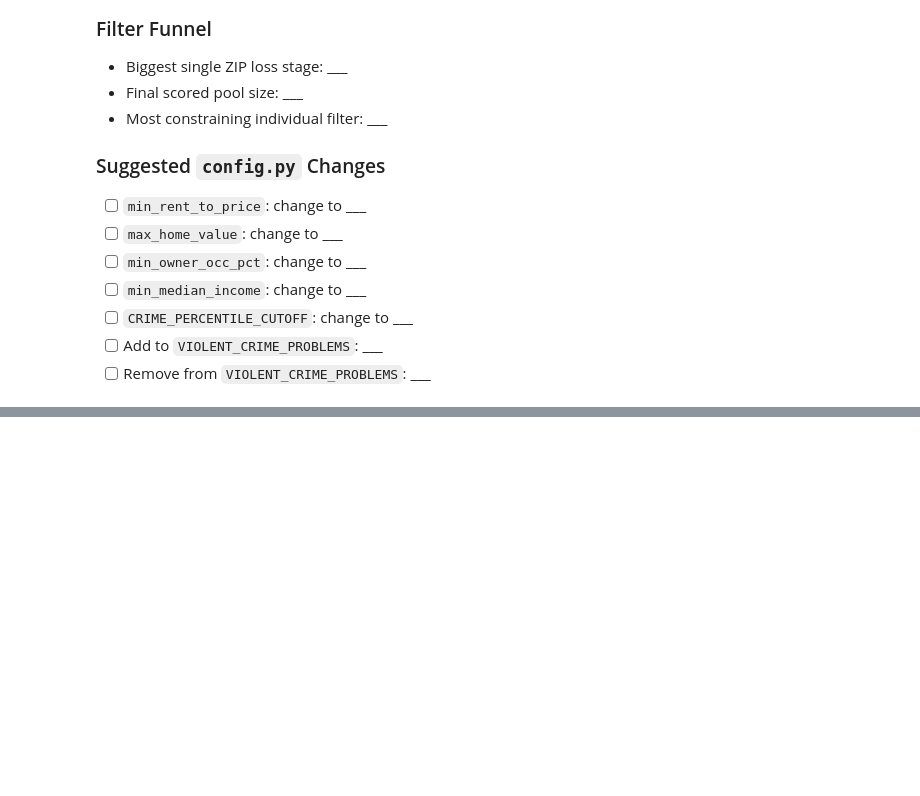
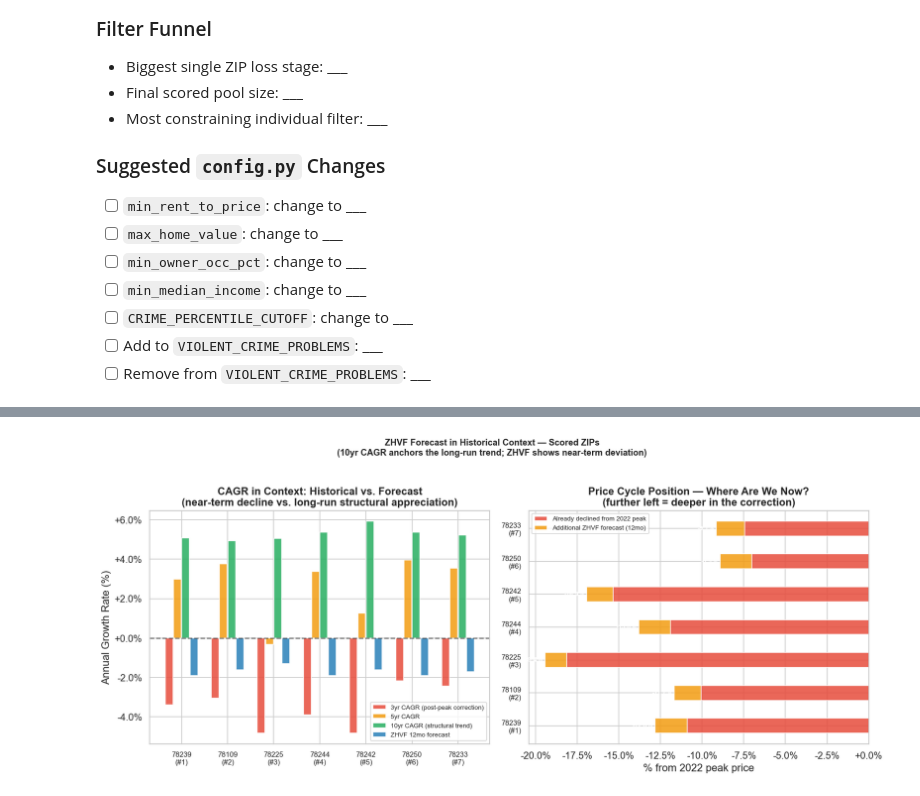
Before and after one commit to asndiallo/satx_house_hack_model, a Jupyter notebook: notebooks/01_eda.ipynb, the cells around one changed output, grey strips where cells are left out. Cells and saved outputs as stored; diff of their text form; code cells hidden in the pictures; blank space fills up the shorter version.

```diff
--- a/notebooks/01_eda.ipynb
+++ b/notebooks/01_eda.ipynb
@@ -47,6 +47,7 @@ plt.rcParams['figure.dpi'] = 120
 BAMC_COLOR = '#c0392b'
 PASS_COLOR = '#27ae60'
 FAIL_COLOR = '#e74c3c'
+NEUTRAL_COLOR  = '#2980b9'
 WARN_COLOR = '#f39c12'
 
 print(f'Root: {ROOT}')
@@ -1184,0 +1394,93 @@ Fill this in as you run the notebook. The goal is to end with concrete actions f
+# %%
+# ── CAGR context + cycle position ─────────────────────────────────────────────
+# Left:  grouped bar — 3yr/5yr/10yr CAGR and ZHVF 12mo for each ZIP.
+#        Contextualizes whether the forecast decline is unusual vs. long history.
+# Right: horizontal stacked bar — already-fallen from peak + ZHVF additional decline.
+#        Shows where each ZIP sits in the correction cycle.
+
+cagr_df = pd.DataFrame(eda_rows).set_index('zip').sort_values('rank')
+
+fig, axes = plt.subplots(1, 2, figsize=(14, max(4, len(cagr_df) * 0.7 + 1)))
+
+# ── Left: CAGR comparison ──────────────────────────────────────────────────────
+ax = axes[0]
+metrics = [
+    ('3',    FAIL_COLOR,    '3yr CAGR (post-peak correction)'),
+    ('5',    WARN_COLOR,    '5yr CAGR'),
+    ('10',   PASS_COLOR,    '10yr CAGR (structural trend)'),
+    ('zhvf_12', NEUTRAL_COLOR, 'ZHVF 12mo forecast'),
+]
+n_m    = len(metrics)
+y      = np.arange(len(cagr_df))
+width  = 0.18
+offs   = np.linspace(-(n_m-1)*width/2, (n_m-1)*width/2, n_m)
+
+for j, (key, color, label) in enumerate(metrics):
+    col = key if key == 'zhvf_12' else int(key)
+    vals = [r.get(col, float('nan')) for r in eda_rows]
+    ax.bar(y + offs[j], vals, width=width*0.92, label=label,
+           color=color, alpha=0.85, edgecolor='white')
+
+ax.axhline(0, color='black', linewidth=1.5, linestyle='--', alpha=0.5)
+ax.set_xticks(y)
+ax.set_xticklabels(
+    [f"{r['zip']}\n(#{r['rank']:.0f})" for r in eda_rows], fontsize=9
+)
+ax.set_ylabel('Annual Growth Rate (%)')
+ax.set_title(
+    'CAGR in Context: Historical vs. Forecast\n'
+    '(near-term decline vs. long-run structural appreciation)',
+    fontweight='bold'
+)
+ax.legend(fontsize=8, loc='lower right')
+ax.yaxis.set_major_formatter(mticker.FuncFormatter(lambda x, _: f'{x:+.1f}%'))
+
+# ── Right: Cycle position ──────────────────────────────────────────────────────
+ax2 = axes[1]
+already = [-r['pct_below_peak'] for r in eda_rows]   # neg = already declined
+more    = [r['zhvf_12'] for r in eda_rows]            # ZHVF (neg = more decline)
+
+ax2.barh(y, already, height=0.45, color=FAIL_COLOR,    alpha=0.85,
+         label='Already declined from 2022 peak')
+ax2.barh(y, more, height=0.45, left=already, color=WARN_COLOR, alpha=0.85,
+         label='Additional ZHVF forecast (12mo)')
+
+# Annotate total decline
+for i, (a, m) in enumerate(zip(already, more)):
+    total = a + m
+    ax2.text(total - 0.15, i, f'{total:.1f}%',
+             va='center', ha='right', fontsize=8, fontweight='bold', color='white')
+
+ax2.axvline(0, color='black', linewidth=1.5)
+ax2.set_yticks(y)
+ax2.set_yticklabels(
+    [f"{r['zip']}\n(#{r['rank']:.0f})" for r in eda_rows], fontsize=9
+)
+ax2.set_xlabel('% from 2022 peak price')
+ax2.set_title(
+    'Price Cycle Position — Where Are We Now?\n'
+    '(further left = deeper in the correction)',
+    fontweight='bold'
+)
+ax2.legend(fontsize=8)
+ax2.xaxis.set_major_formatter(mticker.FuncFormatter(lambda x, _: f'{x:+.1f}%'))
+
+plt.suptitle(
+    'ZHVF Forecast in Historical Context — Scored ZIPs\n'
+    '(10yr CAGR anchors the long-run trend; ZHVF shows near-term deviation)',
+    fontsize=11, fontweight='bold', y=1.02
+)
+plt.tight_layout()
+plt.show()
+
+print("Key reads:")
+print(f"  10yr CAGR is the signal for long-term equity — ranges "
+      f"{min(r.get(10, 0) for r in eda_rows):.1f}% – "
+      f"{max(r.get(10, 0) for r in eda_rows):.1f}% across scored ZIPs.")
+deepest = max(eda_rows, key=lambda r: r['pct_below_peak'])
+shallowest = min(eda_rows, key=lambda r: r['pct_below_peak'])
+print(f"  Deepest correction: {deepest['zip']} at -{deepest['pct_below_peak']:.1f}% below its 5yr peak.")
+print(f"  Shallowest correction: {shallowest['zip']} at -{shallowest['pct_below_peak']:.1f}% below its 5yr peak.")
+print(f"  ZIPs further into their correction have more recovery upside — but verify with ground truth.")
+# %% [output]
+[figure, added]
```
Also changed, not shown: parts of 6 cells of this notebook, 8 other files.
